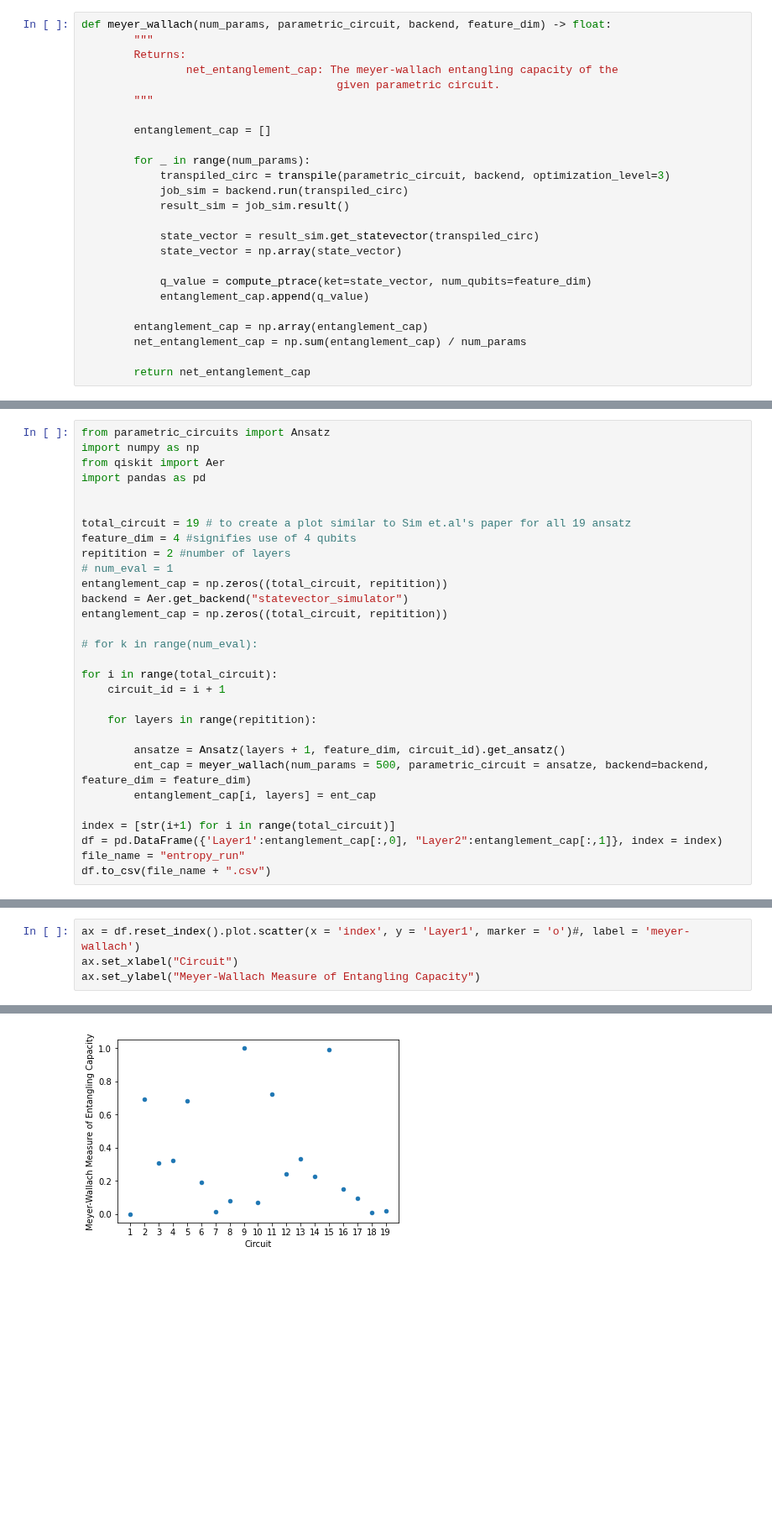
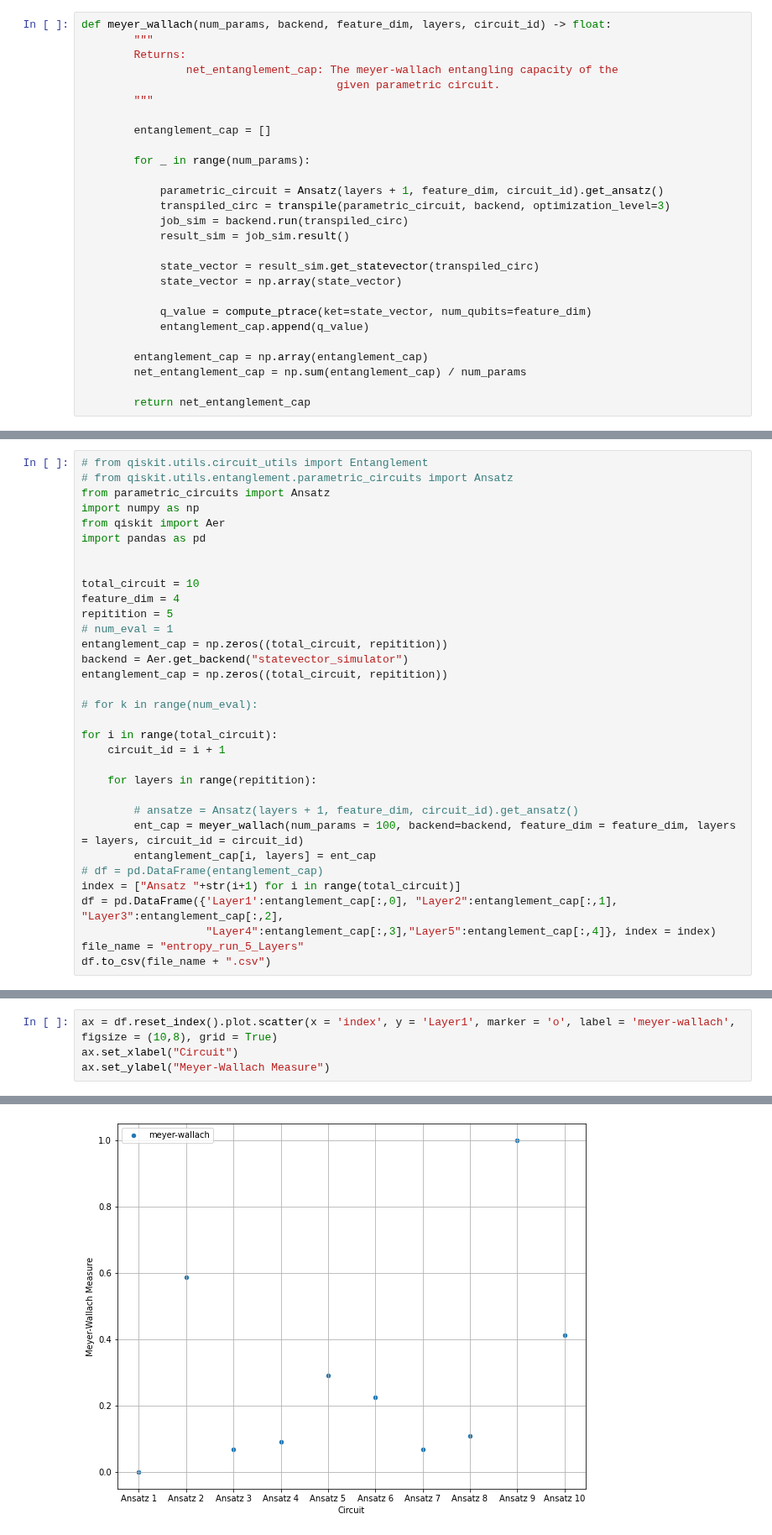
Before and after one commit to qiskit-community/qiskit-community-tutorials, a Jupyter notebook: terra/qis_adv/Entangling_Capacity.ipynb, the cells around one changed output, grey strips where cells are left out. Shown at 84% size. Drawn from its saved outputs; the diff is of its cells as text; blank space fills up the shorter version.

Commit message:
Updated Entangling_Capacity.ipynb
reintializing the PQC parameters at every sample and taking the mean to calculate the entanglement measure over different samples

```diff
--- a/terra/qis_adv/Entangling_Capacity.ipynb
+++ b/terra/qis_adv/Entangling_Capacity.ipynb
@@ -96,5 +52,5 @@ Note: We can only use statevector backend to calculate the Entanglement measures
 # %%
-def meyer_wallach(num_params, parametric_circuit, backend, feature_dim) -> float:
+def meyer_wallach(num_params, backend, feature_dim, layers, circuit_id) -> float:
         """
         Returns:
                 net_entanglement_cap: The meyer-wallach entangling capacity of the
@@ -104,6 +60,8 @@ def meyer_wallach(num_params, parametric_circuit, backend, feature_dim) -> float
         entanglement_cap = []
 
         for _ in range(num_params):
+
+            parametric_circuit = Ansatz(layers + 1, feature_dim, circuit_id).get_ansatz()
             transpiled_circ = transpile(parametric_circuit, backend, optimization_level=3)
             job_sim = backend.run(transpiled_circ)
             result_sim = job_sim.result()
@@ -211,13 +150,15 @@ To compute entangling capacity for all the 19 ansatz shown in paper and for as m
 # %%
+# from qiskit.utils.circuit_utils import Entanglement
+# from qiskit.utils.entanglement.parametric_circuits import Ansatz
 from parametric_circuits import Ansatz
 import numpy as np
 from qiskit import Aer
 import pandas as pd
 
 
-total_circuit = 19 # to create a plot similar to Sim et.al's paper for all 19 ansatz
-feature_dim = 4 #signifies use of 4 qubits
-repitition = 2 #number of layers
+total_circuit = 10
+feature_dim = 4
+repitition = 5
 # num_eval = 1
 entanglement_cap = np.zeros((total_circuit, repitition))
 backend = Aer.get_backend("statevector_simulator")
@@ -230,11 +171,12 @@ for i in range(total_circuit):
 
     for layers in range(repitition):
 
-        ansatze = Ansatz(layers + 1, feature_dim, circuit_id).get_ansatz()
-        ent_cap = meyer_wallach(num_params = 500, parametric_circuit = ansatze, backend=backend, feature_dim = feature_dim)
+        # ansatze = Ansatz(layers + 1, feature_dim, circuit_id).get_ansatz()
+        ent_cap = meyer_wallach(num_params = 100, backend=backend, feature_dim = feature_dim, layers = layers, circuit_id = circuit_id)
         entanglement_cap[i, layers] = ent_cap
-
-index = [str(i+1) for i in range(total_circuit)]
-df = pd.DataFrame({'Layer1':entanglement_cap[:,0], "Layer2":entanglement_cap[:,1]}, index = index)
-file_name = "entropy_run"
+# df = pd.DataFrame(entanglement_cap)
+index = ["Ansatz "+str(i+1) for i in range(total_circuit)]
+df = pd.DataFrame({'Layer1':entanglement_cap[:,0], "Layer2":entanglement_cap[:,1], "Layer3":entanglement_cap[:,2],
+                   "Layer4":entanglement_cap[:,3],"Layer5":entanglement_cap[:,4]}, index = index)
+file_name = "entropy_run_5_Layers"
 df.to_csv(file_name + ".csv")
@@ -243,5 +183,5 @@ we create the scatter plots as shown in paper, but we plot it for each layer sep
 # %%
-ax = df.reset_index().plot.scatter(x = 'index', y = 'Layer1', marker = 'o')#, label = 'meyer-wallach')
+ax = df.reset_index().plot.scatter(x = 'index', y = 'Layer1', marker = 'o', label = 'meyer-wallach', figsize = (10,8), grid = True)
 ax.set_xlabel("Circuit")
-ax.set_ylabel("Meyer-Wallach Measure of Entangling Capacity")
+ax.set_ylabel("Meyer-Wallach Measure")
 # %% [output]
@@ -249,2 +189,2 @@ Text(0, 0.5, 'Meyer-Wallach Measure of Entangling Capacity')
-[figure, old version]
+[figure, new version]
 # %%
```
Also changed, not shown: parts of 19 cells of this notebook.
